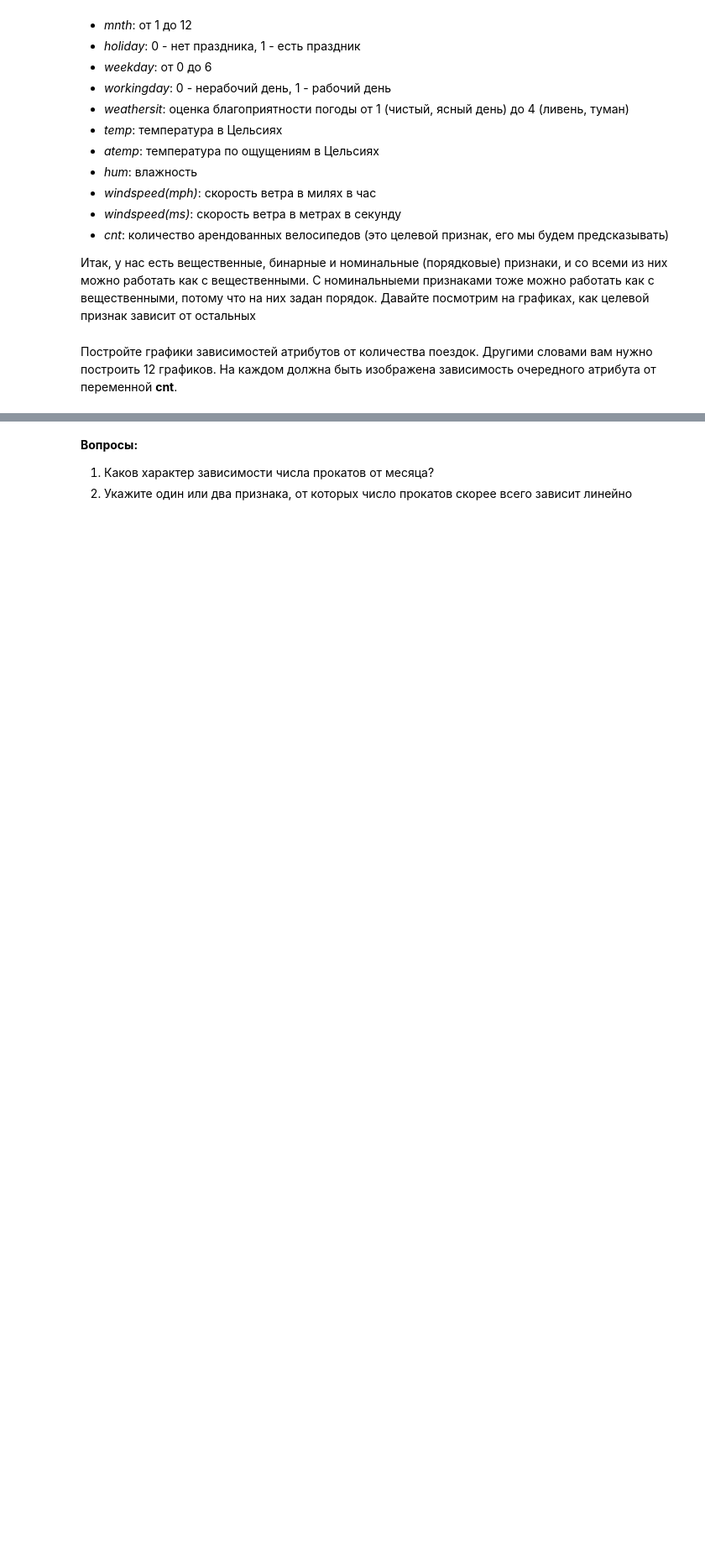
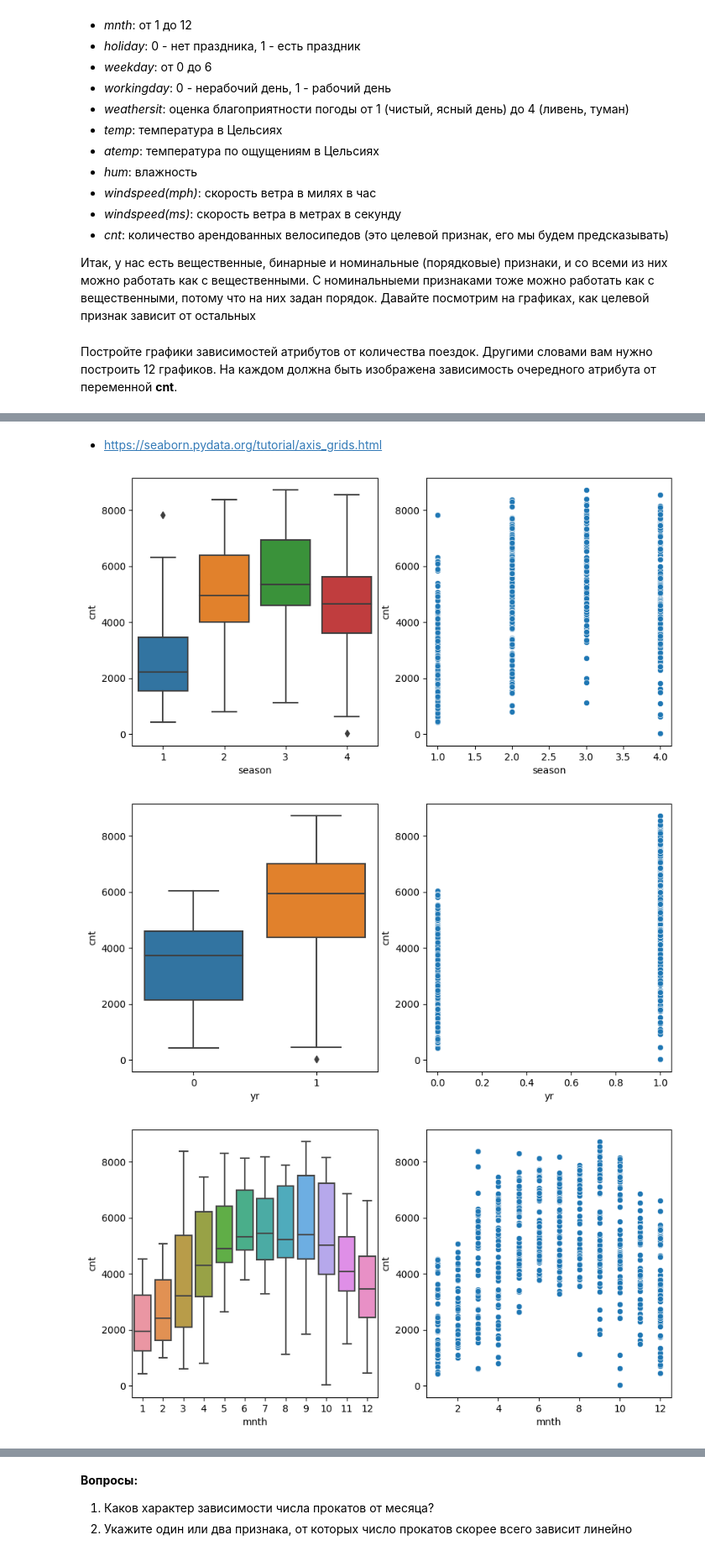
Before and after one commit to DenysTantsiura/datas, a Jupyter notebook: Hw_4/Hw4.1=OverfittingHomeWork.ipynb, the cells around one changed output, grey strips where cells are left out. Shown at 84% size. Drawn from its saved outputs; the diff is of its cells as text; code cells hidden in the pictures; blank space fills up the shorter version.

```diff
--- a/Hw_4/Hw4.1=OverfittingHomeWork.ipynb
+++ b/Hw_4/Hw4.1=OverfittingHomeWork.ipynb
@@ -136,0 +102,17 @@ draw_graphs_y(df)
+# %% [markdown]
+- https://seaborn.pydata.org/tutorial/axis_grids.html
+# %%
+def seaborn_plotter(independent_vs: pd.DataFrame, dependent_v: pd.core.series.Series, df: pd.DataFrame) -> None:
+    for i in independent_vs:
+        plt.figure(figsize=(10,5))
+        ax1 = plt.subplot(1,2,1)
+        ax2 = plt.subplot(1,2,2)
+        sns.boxplot(x=i, y=dependent_v, data=df, ax=ax1)
+        sns.scatterplot(x=i, y=dependent_v, data=df, ax=ax2)
+
+
+seaborn_plotter(df.iloc[:, :-1], df.iloc[:, -1], df)
+# %% [output]
+[figure, added]
+[figure, added]
+[figure, added]
```
Also changed, not shown: parts of 30 cells of this notebook, 1 other file.
